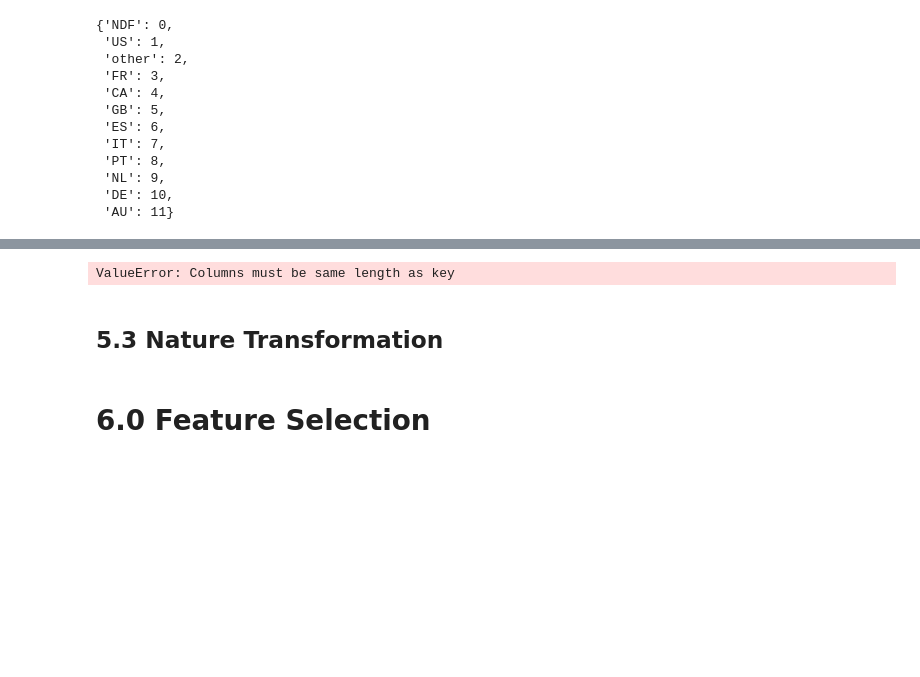
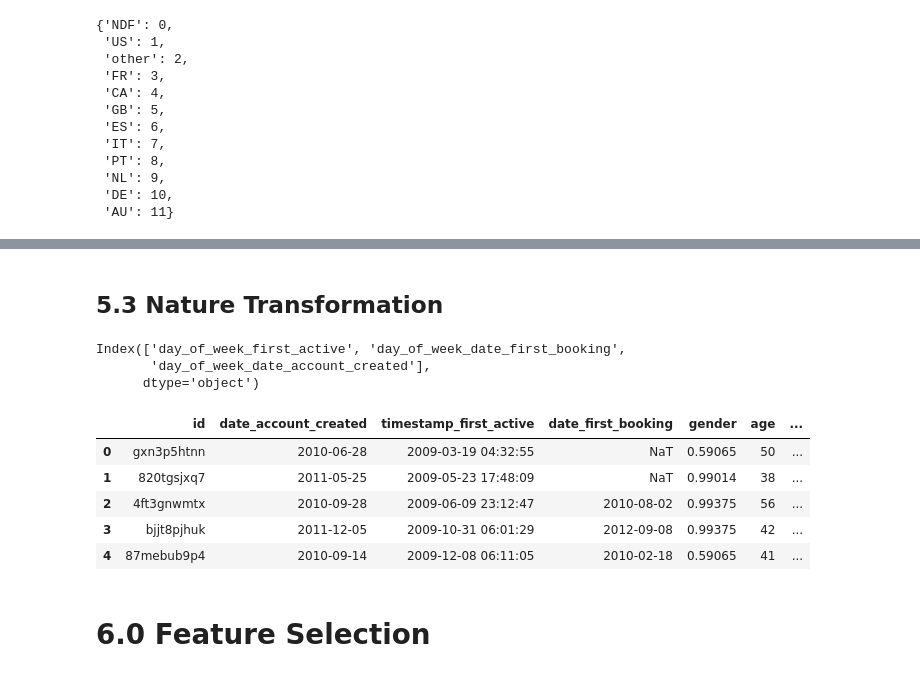
Before and after one commit to ViniciusKos/airbnb_prediction, a Jupyter notebook: airbnb_prediction.ipynb, the cells around one changed output, grey strips where cells are left out. Cells and saved outputs as stored; diff of their text form; code cells hidden in the pictures; blank space fills up the shorter version.

Commit message:
serialize nature transformation

```diff
--- a/airbnb_prediction.ipynb
+++ b/airbnb_prediction.ipynb
@@ -293,7 +294,7 @@ class FeatureEngineering( TransformerMixin, BaseEstimator ):
     def transform(self, X, y=None):
         X2 = X.copy()
         for i in ["date_first_booking", "date_account_created", "date_first_booking"]:
-            X2[f"days+from_first_active_until_{i}"] = (X2[i] - X2['first_active']).apply( lambda x: x.days)
+            X2[f"days_from_first_active_until_{i}"] = (X2[i] - X2['first_active']).apply( lambda x: x.days)
 
         for i in ["first_active", "date_first_booking", "date_account_created"]:
             X2[f"year_{i}"] = X2[i].dt.year
@@ -571,22 +561,56 @@ Name: country_destination, Length: 213451, dtype: int64
-# %%
-
-te = TargetEncoder( cols = cols_te )
-df5[i]=te.fit_transform( df5.drop("country_destination", axis=1), df5['country_destination'].map(dic_countries) )
-pickle.dump(te, open(f'preprocessors/{te.__class__.__name__}.pkl', 'wb'))
-# %% [output]
-ValueError: Columns must be same length as key
 # %%
 for i in cols_te:
     te = TargetEncoder()
     df5[i]=te.fit_transform( df5[i], df5['country_destination'].map(dic_countries) )
     pickle.dump(te, open(f'preprocessors/{te.__class__.__name__}_{i}.pkl', 'wb'))
-# %%
-df5['signup_flow'] = LabelEncoder().fit_transform(df5['signup_flow'].astype(str))
 # %% [markdown]
 ## 5.3 Nature Transformation
+# %%
+df5.filter(regex='day_of_week').columns
+# %% [output]
+Index(['day_of_week_first_active', 'day_of_week_date_first_booking',
+       'day_of_week_date_account_created'],
+      dtype='object')
 # %%
-# day of week
-for i in [ 'month_first_active','day_first_active', 'day_of_week_first_active','month_first_booking', 'day_first_booking','day_of_week_first_booking', 'day_of_year_first_booking']:
-    T=df5[i].nunique()
-    df5[f'{i}_sin'] = df5[i].apply( lambda x: np.sin( x * ( 2. * np.pi/T) ) )
-    df5[f'{i}_cos'] = df5[i].apply( lambda x: np.cos( x * ( 2. * np.pi/T) ) )
+
+class NatureTransformation( TransformerMixin, BaseEstimator ):
+   def __init__( self ):
+      pass
+
+   def fit( self, X, y=None):
+      return self
+
+   def transform( self, X, y=None):
+      X2 = X.copy()
+      # day of week
+      for i in X2.filter(regex='day_of_week').columns:
+         X2[f'{i}_sin'] = X2[i].apply( lambda x: np.sin( x * ( 2. * np.pi/7) ) )
+         X2[f'{i}_cos'] = X2[i].apply( lambda x: np.cos( x * ( 2. * np.pi/7) ) )
+
+      #month
+      for i in X2.filter(regex='month_date').columns:
+         X2[f'{i}_sin'] = X2[i].apply( lambda x: np.sin( x * ( 2. * np.pi/12) ) )
+         X2[f'{i}_cos'] = X2[i].apply( lambda x: np.cos( x * ( 2. * np.pi/12) ) )
+
+      #day of month
+      for i in X2.filter(regex='day_date').columns:
+         X2[f'{i}_sin'] = X2[i].apply( lambda x: np.sin( x * ( 2. * np.pi/31) ) )
+         X2[f'{i}_cos'] = X2[i].apply( lambda x: np.cos( x * ( 2. * np.pi/31) ) )
+
+      #day of year
+      for i in X2.filter(regex='day_of_year').columns:
+         X2[f'{i}_sin'] = X2[i].apply( lambda x: np.sin( x * ( 2. * np.pi/365) ) )
+         X2[f'{i}_cos'] = X2[i].apply( lambda x: np.cos( x * ( 2. * np.pi/365) ) )
+
+      return X2
+
+naturetransformation = NatureTransformation()
+df5 = naturetransformation.fit_transform(df5)
+df5.head()
+# %% [output]
+|  | id | date_account_created | timestamp_first_active | date_first_booking | gender | age | ... |
+| 0 | gxn3p5htnn | 2010-06-28 | 2009-03-19 04:32:55 | NaT | 0.59065 | 50 | ... |
+| 1 | 820tgsjxq7 | 2011-05-25 | 2009-05-23 17:48:09 | NaT | 0.99014 | 38 | ... |
+| 2 | 4ft3gnwmtx | 2010-09-28 | 2009-06-09 23:12:47 | 2010-08-02 | 0.99375 | 56 | ... |
+| 3 | bjjt8pjhuk | 2011-12-05 | 2009-10-31 06:01:29 | 2012-09-08 | 0.99375 | 42 | ... |
+| 4 | 87mebub9p4 | 2010-09-14 | 2009-12-08 06:11:05 | 2010-02-18 | 0.59065 | 41 | ... |
```
Also changed, not shown: parts of 5 cells of this notebook, 24 other files.
